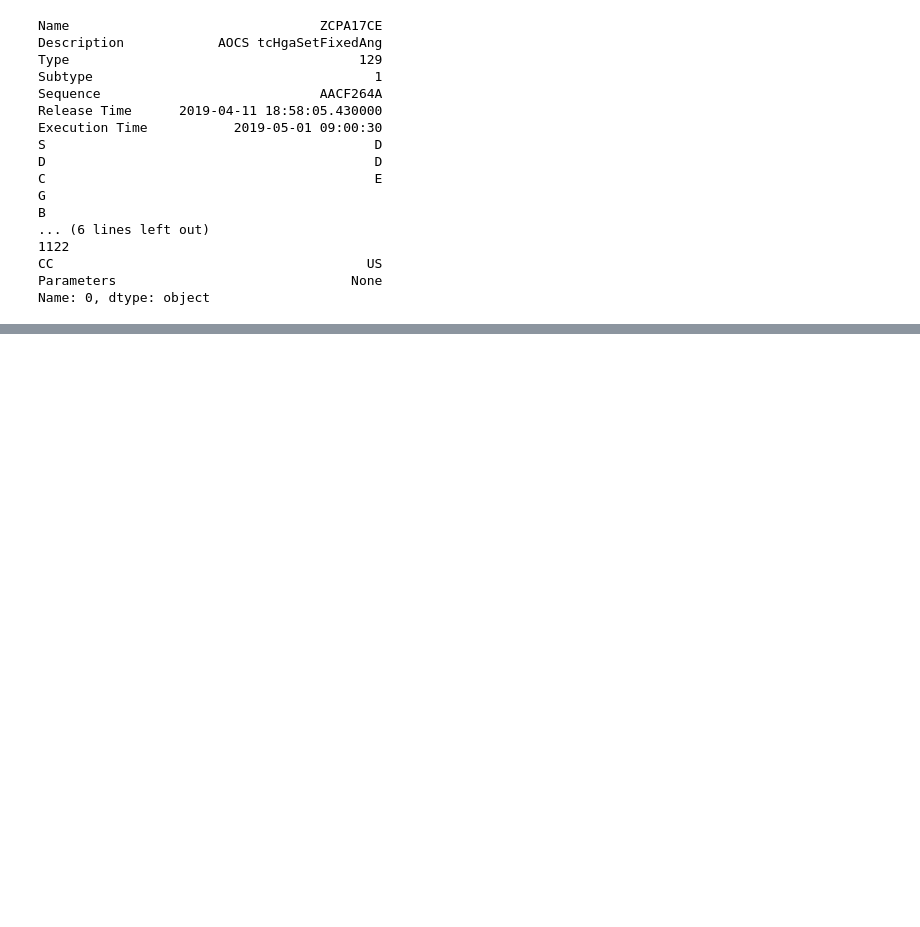
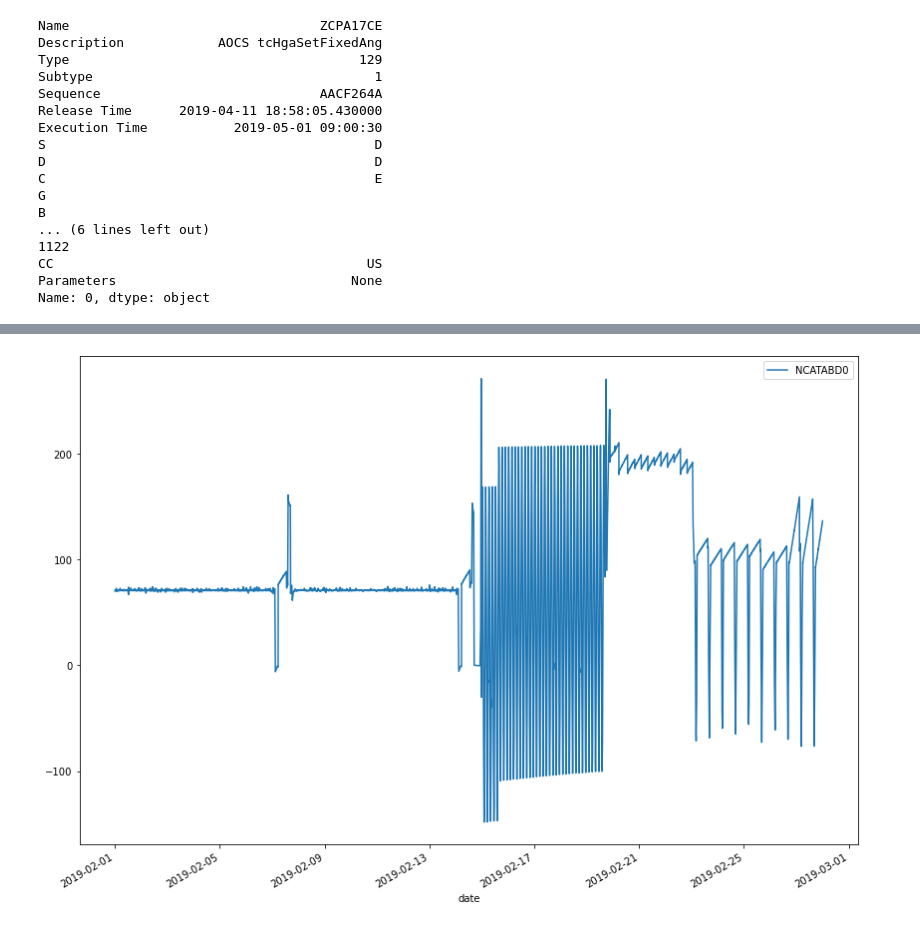
Before and after one commit to msbentley/mustlink, a Jupyter notebook: mustlink_example.ipynb, the cells around one changed output, grey strips where cells are left out. Cells and saved outputs as stored; diff of their text form; code cells hidden in the pictures; blank space fills up the shorter version.

```diff
--- a/mustlink_example.ipynb
+++ b/mustlink_example.ipynb
@@ -157,0 +306,4 @@ ax = data.plot(figsize=(14,10))
+# %%
+ax = data.plot(figsize=(14,10))
+# %% [output]
+[figure, added]
```
Also changed, not shown: parts of 35 cells of this notebook.
